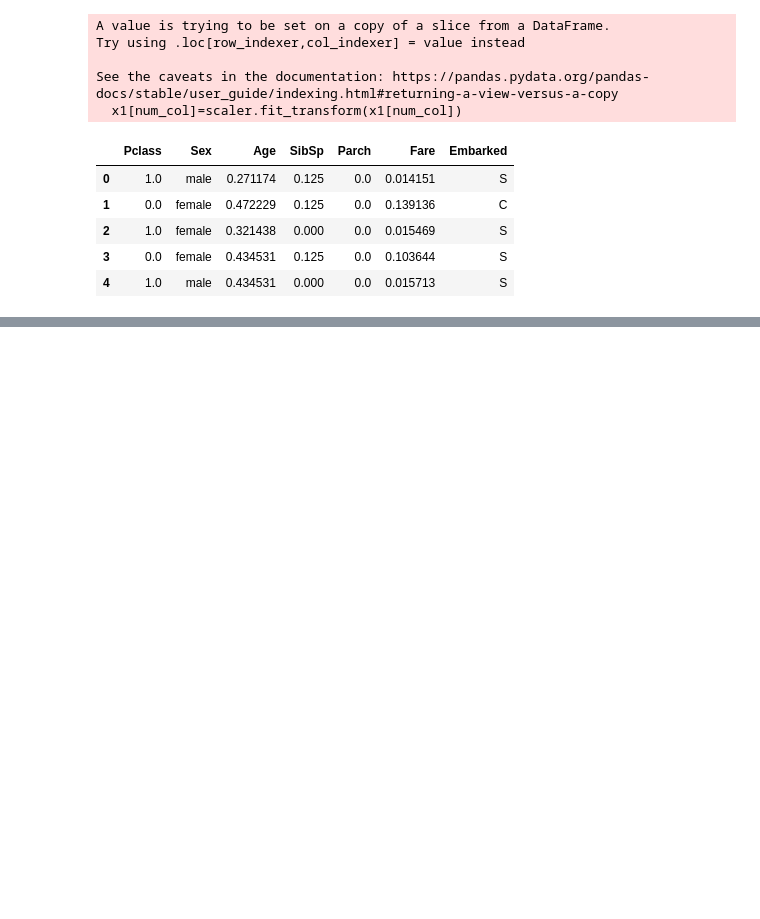
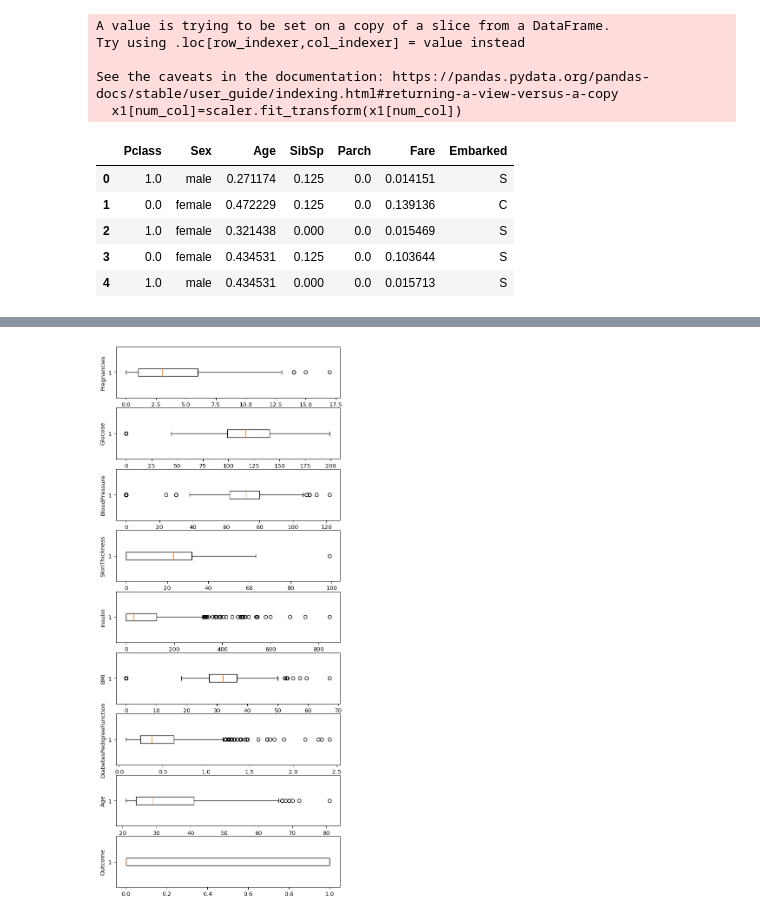
Before and after one commit to shrayan005/Machine_learning, a Jupyter notebook: Data_preprocessing.ipynb, the cells around one changed output, grey strips where cells are left out. Drawn from its saved outputs; the diff is of its cells as text; code cells hidden in the pictures; blank space fills up the shorter version.

```diff
--- a/Data_preprocessing.ipynb
+++ b/Data_preprocessing.ipynb
@@ -185,0 +194,4 @@ See the caveats in the documentation: https://pandas.pydata.org/pandas-docs/stab
+# %%
+# Load the dataset
+df = pd.read_csv('/content/drive/MyDrive/Colab Notebooks/diabetes.csv')
+print(df.head())
@@ -185,0 +257,11 @@ See the caveats in the documentation: https://pandas.pydata.org/pandas-docs/stab
+# %%
+# Box Plots
+fig, axs = plt.subplots(9,1,dpi=95, figsize=(7,17))
+i = 0
+for col in df.columns:
+    axs[i].boxplot(df[col], vert=False)
+    axs[i].set_ylabel(col)
+    i+=1
+plt.show()
+# %% [output]
+[figure, added]
```
Also changed, not shown: parts of 11 cells of this notebook.
